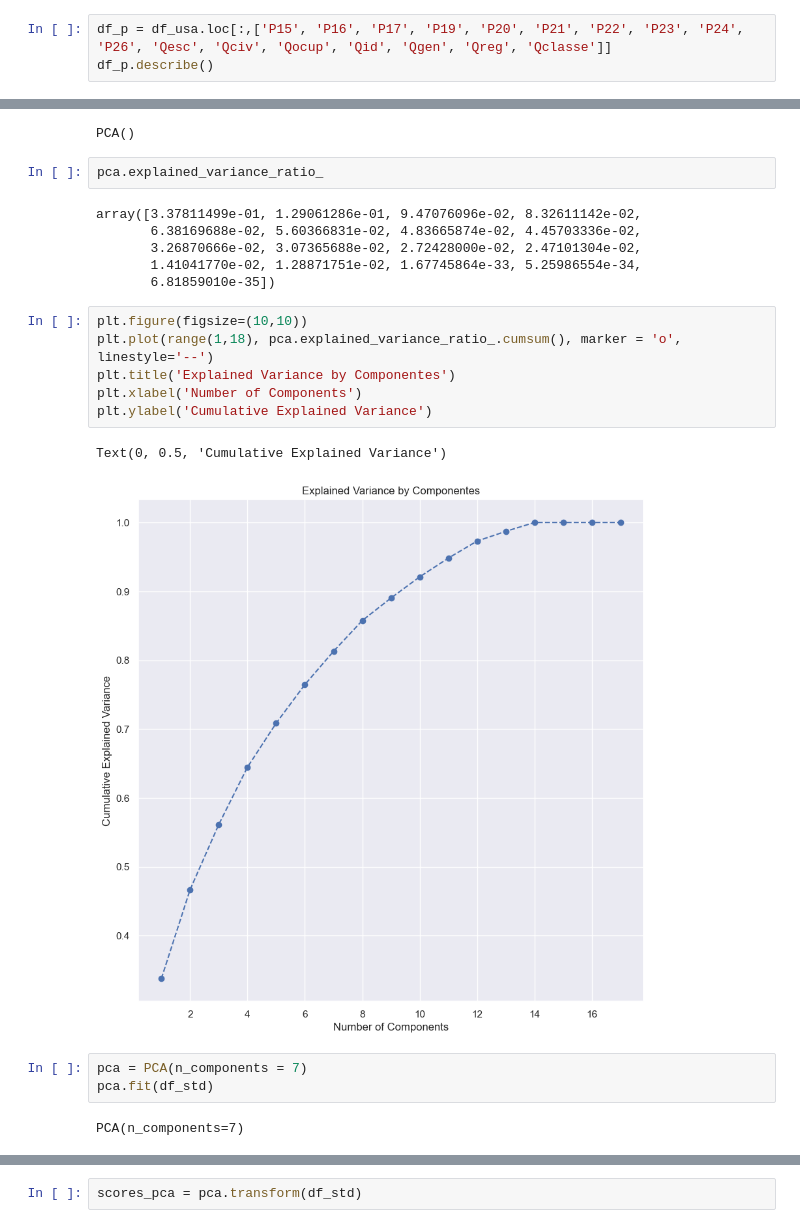
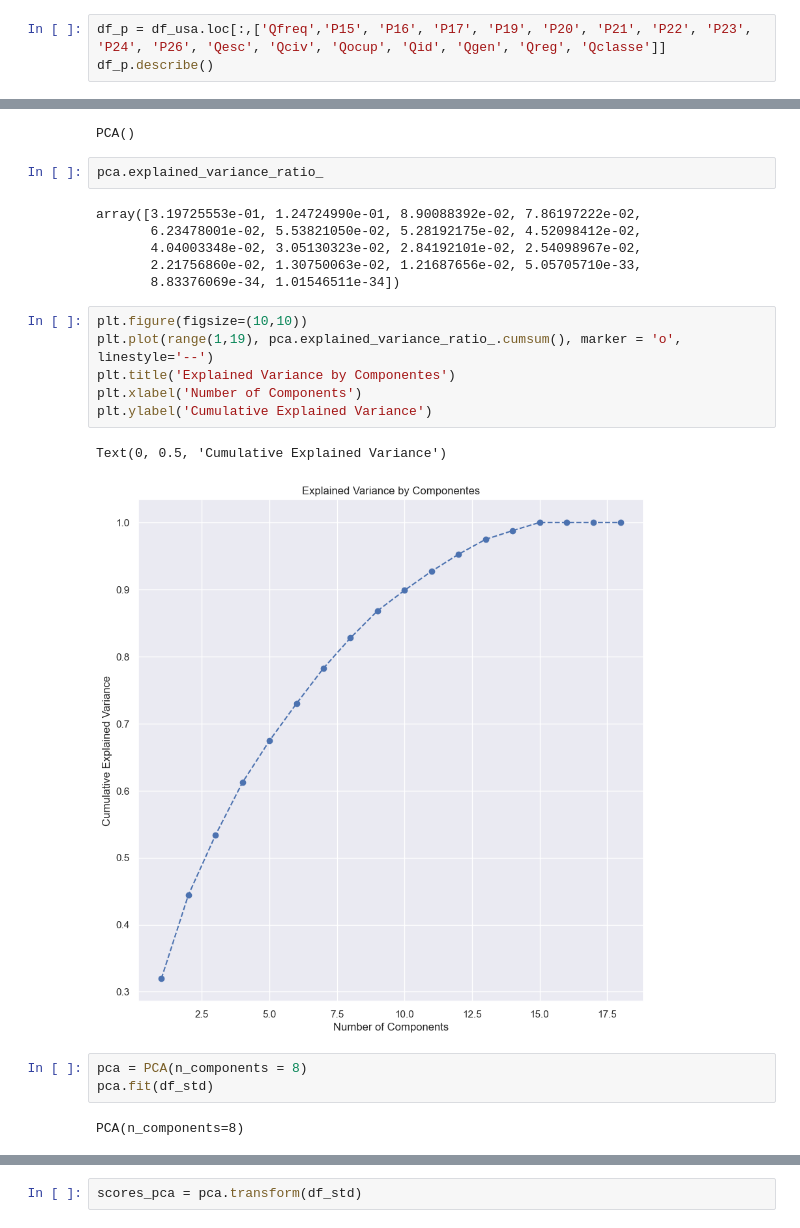
Before and after one commit to enzojunq/Base-de-dados, a Jupyter notebook: base.ipynb, the cells around one changed output, grey strips where cells are left out. Saved outputs shown, nothing was run; the diff lists cells and outputs as text.

```diff
--- a/base.ipynb
+++ b/base.ipynb
@@ -459,6 +459,6 @@ Agora que a base de dados foi limpa, e selecionamos respondentes que fazem um ma
 # %% [markdown]
 Selecionamos as perguntas que estabelecemos ser mais diferenciais para identificar clusters dentro da nossa base de dados.
 # %%
-df_p = df_usa.loc[:,['P15', 'P16', 'P17', 'P19', 'P20', 'P21', 'P22', 'P23', 'P24', 'P26', 'Qesc', 'Qciv', 'Qocup', 'Qid', 'Qgen', 'Qreg', 'Qclasse']]
+df_p = df_usa.loc[:,['Qfreq','P15', 'P16', 'P17', 'P19', 'P20', 'P21', 'P22', 'P23', 'P24', 'P26', 'Qesc', 'Qciv', 'Qocup', 'Qid', 'Qgen', 'Qreg', 'Qclasse']]
 df_p.describe()
 # %% [output]
@@ -520,25 +543,25 @@ PCA()
 # %%
 pca.explained_variance_ratio_
 # %% [output]
-array([3.37811499e-01, 1.29061286e-01, 9.47076096e-02, 8.32611142e-02,
-       6.38169688e-02, 5.60366831e-02, 4.83665874e-02, 4.45703336e-02,
-       3.26870666e-02, 3.07365688e-02, 2.72428000e-02, 2.47101304e-02,
-       1.41041770e-02, 1.28871751e-02, 1.67745864e-33, 5.25986554e-34,
-       6.81859010e-35])
+array([3.19725553e-01, 1.24724990e-01, 8.90088392e-02, 7.86197222e-02,
+       6.23478001e-02, 5.53821050e-02, 5.28192175e-02, 4.52098412e-02,
+       4.04003348e-02, 3.05130323e-02, 2.84192101e-02, 2.54098967e-02,
+       2.21756860e-02, 1.30750063e-02, 1.21687656e-02, 5.05705710e-33,
+       8.83376069e-34, 1.01546511e-34])
 # %%
 plt.figure(figsize=(10,10))
-plt.plot(range(1,18), pca.explained_variance_ratio_.cumsum(), marker = 'o', linestyle='--')
+plt.plot(range(1,19), pca.explained_variance_ratio_.cumsum(), marker = 'o', linestyle='--')
 plt.title('Explained Variance by Componentes')
 plt.xlabel('Number of Components')
 plt.ylabel('Cumulative Explained Variance')
 # %% [output]
 Text(0, 0.5, 'Cumulative Explained Variance')
-[figure, old version]
+[figure, new version]
 # %%
-pca = PCA(n_components = 7)
+pca = PCA(n_components = 8)
 pca.fit(df_std)
 # %% [output]
-PCA(n_components=7)
+PCA(n_components=8)
 # %%
 pca.transform(df_std)
 # %% [output]
```
Also changed, not shown: parts of 29 cells of this notebook.
